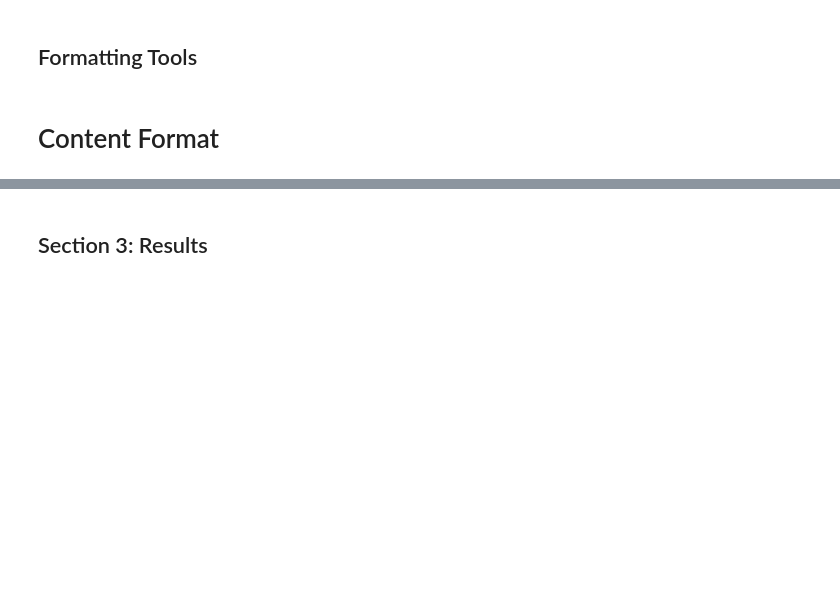
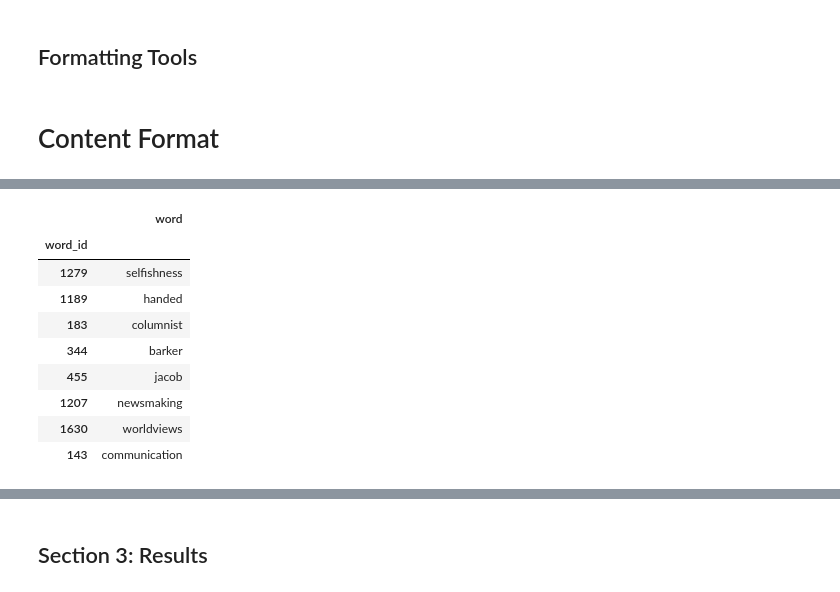
Before and after one commit to immersinn/rssfeed_link_collector, a Jupyter notebook: notebooks/dashboards/Comparative Article Localisation Search .ipynb, the cells around one changed output, grey strips where cells are left out. Saved outputs shown, nothing was run; the diff lists cells and outputs as text; code cells hidden in the pictures; blank space fills up the shorter version.

```diff
--- a/notebooks/dashboards/Comparative Article Localisation Search .ipynb
+++ b/notebooks/dashboards/Comparative Article Localisation Search .ipynb
@@ -116,0 +193,13 @@ def score_table_prep(df, filename):
+# %%
+qwl02
+# %% [output]
+|  | word |
+| word_id |  |
+| 1279 | selfishness |
+| 1189 | handed |
+| 183 | columnist |
+| 344 | barker |
+| 455 | jacob |
+| 1207 | newsmaking |
+| 1630 | worldviews |
+| 143 | communication |
```
Also changed, not shown: parts of 30 cells of this notebook, 6 other files.
